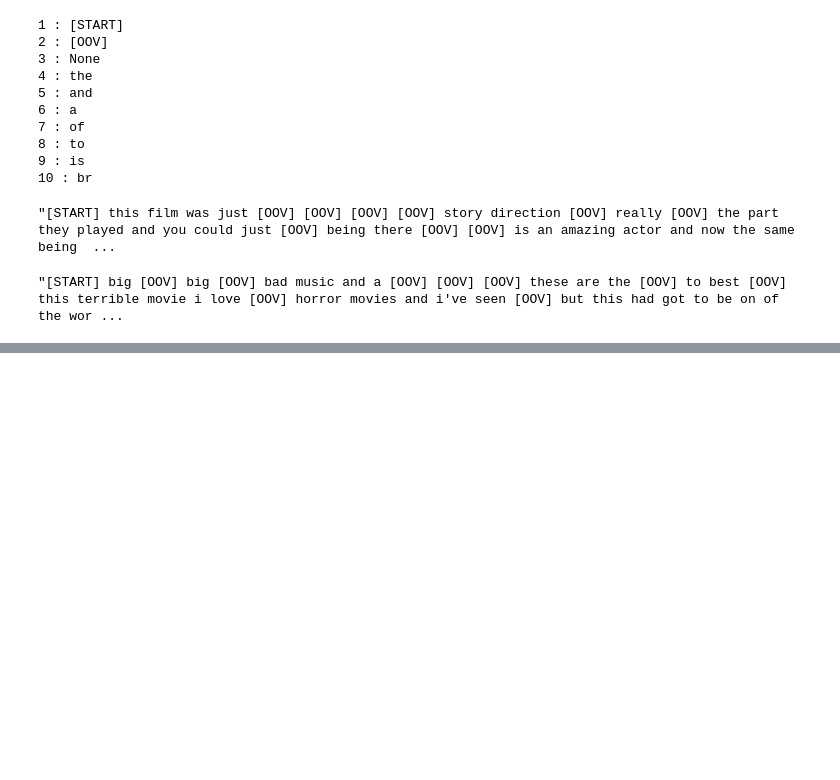
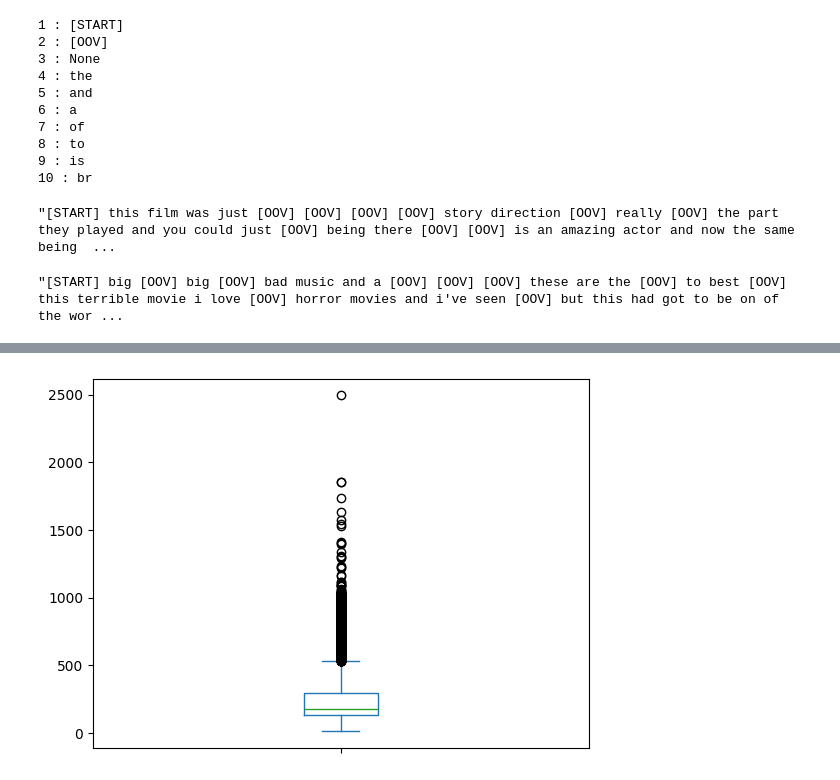
Before and after one commit to JakeOh/202605_BD57, a Jupyter notebook: lab_ml/ml20_rnn.ipynb, the cells around one changed output, grey strips where cells are left out. Saved outputs shown, nothing was run; the diff lists cells and outputs as text; code cells hidden in the pictures; blank space fills up the shorter version.

```diff
--- a/lab_ml/ml20_rnn.ipynb
+++ b/lab_ml/ml20_rnn.ipynb
@@ -202,0 +219,5 @@ decode_review(x_train[1])
+# %%
+review_lengths.plot.box()
+plt.show()
+# %% [output]
+[figure, added]
```
Also changed, not shown: parts of 15 cells of this notebook.
